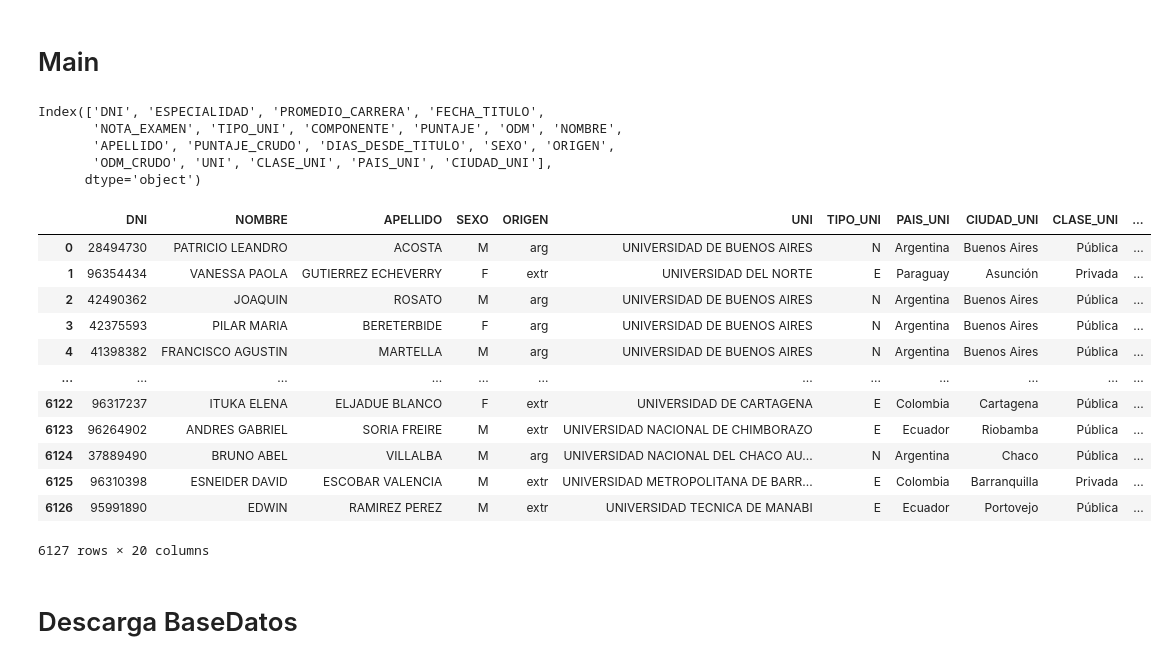
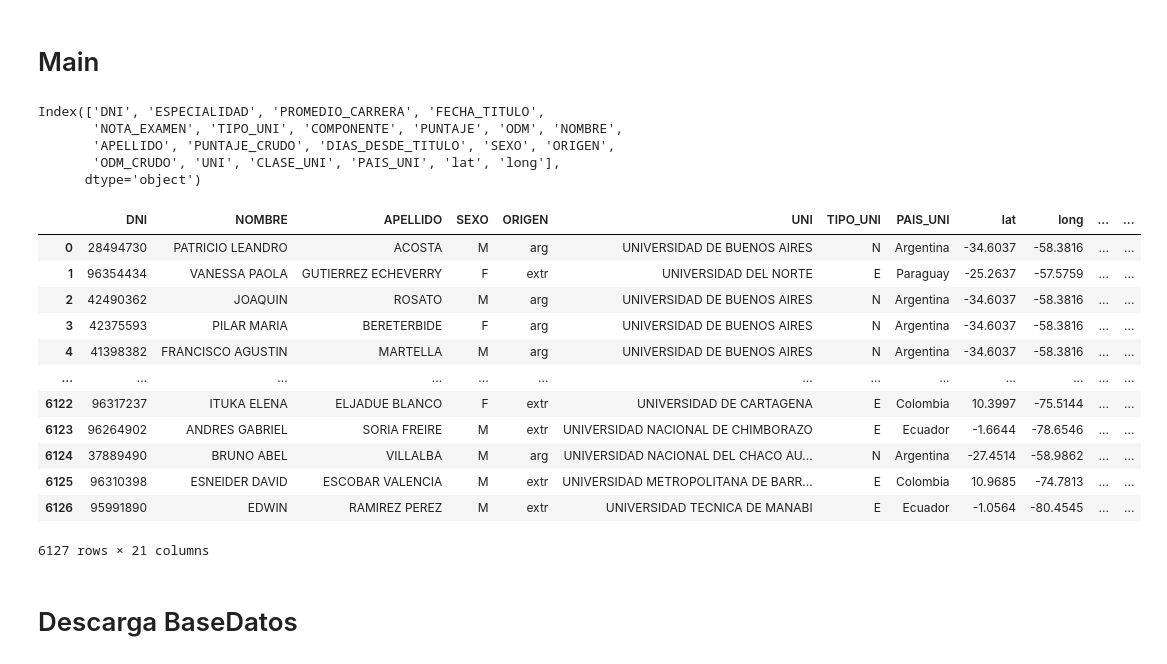
Before and after one commit to LuisaBeccar/ODMexamen, a Jupyter notebook: 21AgostoODM.ipynb, the cells around one changed output. Cells and saved outputs as stored; diff of their text form; code cells hidden in the pictures.

```diff
--- a/21AgostoODM.ipynb
+++ b/21AgostoODM.ipynb
@@ -212,7 +212,7 @@ def mapear_universidades(df, file_name, nombre_col_original='UNIVERSIDAD'):
     universidades = pd.read_csv(file_name)
 
     # Hacer merge con el df original usando la columna UNIVERSIDAD como clave
-    df = df.merge(universidades[['UNIVERSIDAD','UNI', 'CLASE_UNI', 'PAIS_UNI','CIUDAD_UNI']],
+    df = df.merge(universidades[['UNIVERSIDAD','UNI', 'CLASE_UNI', 'PAIS_UNI','lat','long']],
                          left_on = nombre_col_original, right_on = 'UNIVERSIDAD', how='left')
 
     # Eliminar la columna original de universidad
@@ -246,30 +246,30 @@ df.columns
 Index(['DNI', 'ESPECIALIDAD', 'PROMEDIO_CARRERA', 'FECHA_TITULO',
        'NOTA_EXAMEN', 'TIPO_UNI', 'COMPONENTE', 'PUNTAJE', 'ODM', 'NOMBRE',
        'APELLIDO', 'PUNTAJE_CRUDO', 'DIAS_DESDE_TITULO', 'SEXO', 'ORIGEN',
-       'ODM_CRUDO', 'UNI', 'CLASE_UNI', 'PAIS_UNI', 'CIUDAD_UNI'],
+       'ODM_CRUDO', 'UNI', 'CLASE_UNI', 'PAIS_UNI', 'lat', 'long'],
       dtype='object')
 # %%
 nuevo_orden = ['DNI', 'NOMBRE', 'APELLIDO', 'SEXO', 'ORIGEN',
-               'UNI','TIPO_UNI', 'PAIS_UNI', 'CIUDAD_UNI', 'CLASE_UNI',
+               'UNI','TIPO_UNI', 'PAIS_UNI', 'lat','long', 'CLASE_UNI',
                'FECHA_TITULO', 'DIAS_DESDE_TITULO', 'PROMEDIO_CARRERA', 'ESPECIALIDAD',
                'NOTA_EXAMEN', 'COMPONENTE', 'PUNTAJE', 'PUNTAJE_CRUDO', 'ODM', 'ODM_CRUDO']
 
 df = df[nuevo_orden]
 df
 # %% [output]
-|  | DNI | NOMBRE | APELLIDO | SEXO | ORIGEN | UNI | TIPO_UNI | PAIS_UNI | CIUDAD_UNI | CLASE_UNI | ... |
-| 0 | 28494730 | PATRICIO LEANDRO | ACOSTA | M | arg | UNIVERSIDAD DE BUENOS AIRES | N | Argentina | Buenos Aires | Pública | ... |
-| 1 | 96354434 | VANESSA PAOLA | GUTIERREZ ECHEVERRY | F | extr | UNIVERSIDAD DEL NORTE | E | Paraguay | Asunción | Privada | ... |
-| 2 | 42490362 | JOAQUIN | ROSATO | M | arg | UNIVERSIDAD DE BUENOS AIRES | N | Argentina | Buenos Aires | Pública | ... |
-| 3 | 42375593 | PILAR MARIA | BERETERBIDE | F | arg | UNIVERSIDAD DE BUENOS AIRES | N | Argentina | Buenos Aires | Pública | ... |
-| 4 | 41398382 | FRANCISCO AGUSTIN | MARTELLA | M | arg | UNIVERSIDAD DE BUENOS AIRES | N | Argentina | Buenos Aires | Pública | ... |
-| ... | ... | ... | ... | ... | ... | ... | ... | ... | ... | ... | ... |
-| 6122 | 96317237 | ITUKA ELENA | ELJADUE BLANCO | F | extr | UNIVERSIDAD DE CARTAGENA | E | Colombia | Cartagena | Pública | ... |
-| 6123 | 96264902 | ANDRES GABRIEL | SORIA FREIRE | M | extr | UNIVERSIDAD NACIONAL DE CHIMBORAZO | E | Ecuador | Riobamba | Pública | ... |
-| 6124 | 37889490 | BRUNO ABEL | VILLALBA | M | arg | UNIVERSIDAD NACIONAL DEL CHACO AU... | N | Argentina | Chaco | Pública | ... |
-| 6125 | 96310398 | ESNEIDER DAVID | ESCOBAR VALENCIA | M | extr | UNIVERSIDAD METROPOLITANA DE BARR... | E | Colombia | Barranquilla | Privada | ... |
-| 6126 | 95991890 | EDWIN | RAMIREZ PEREZ | M | extr | UNIVERSIDAD TECNICA DE MANABI | E | Ecuador | Portovejo | Pública | ... |
+|  | DNI | NOMBRE | APELLIDO | SEXO | ORIGEN | UNI | TIPO_UNI | PAIS_UNI | lat | long | ... | ... |
+| 0 | 28494730 | PATRICIO LEANDRO | ACOSTA | M | arg | UNIVERSIDAD DE BUENOS AIRES | N | Argentina | -34.6037 | -58.3816 | ... | ... |
+| 1 | 96354434 | VANESSA PAOLA | GUTIERREZ ECHEVERRY | F | extr | UNIVERSIDAD DEL NORTE | E | Paraguay | -25.2637 | -57.5759 | ... | ... |
+| 2 | 42490362 | JOAQUIN | ROSATO | M | arg | UNIVERSIDAD DE BUENOS AIRES | N | Argentina | -34.6037 | -58.3816 | ... | ... |
+| 3 | 42375593 | PILAR MARIA | BERETERBIDE | F | arg | UNIVERSIDAD DE BUENOS AIRES | N | Argentina | -34.6037 | -58.3816 | ... | ... |
+| 4 | 41398382 | FRANCISCO AGUSTIN | MARTELLA | M | arg | UNIVERSIDAD DE BUENOS AIRES | N | Argentina | -34.6037 | -58.3816 | ... | ... |
+| ... | ... | ... | ... | ... | ... | ... | ... | ... | ... | ... | ... | ... |
+| 6122 | 96317237 | ITUKA ELENA | ELJADUE BLANCO | F | extr | UNIVERSIDAD DE CARTAGENA | E | Colombia | 10.3997 | -75.5144 | ... | ... |
+| 6123 | 96264902 | ANDRES GABRIEL | SORIA FREIRE | M | extr | UNIVERSIDAD NACIONAL DE CHIMBORAZO | E | Ecuador | -1.6644 | -78.6546 | ... | ... |
+| 6124 | 37889490 | BRUNO ABEL | VILLALBA | M | arg | UNIVERSIDAD NACIONAL DEL CHACO AU... | N | Argentina | -27.4514 | -58.9862 | ... | ... |
+| 6125 | 96310398 | ESNEIDER DAVID | ESCOBAR VALENCIA | M | extr | UNIVERSIDAD METROPOLITANA DE BARR... | E | Colombia | 10.9685 | -74.7813 | ... | ... |
+| 6126 | 95991890 | EDWIN | RAMIREZ PEREZ | M | extr | UNIVERSIDAD TECNICA DE MANABI | E | Ecuador | -1.0564 | -80.4545 | ... | ... |
-6127 rows × 20 columns
+6127 rows × 21 columns
 # %% [markdown]
 # Descarga BaseDatos
 # %%
```
Also changed, not shown: parts of 1 cell of this notebook, 7 other files.
